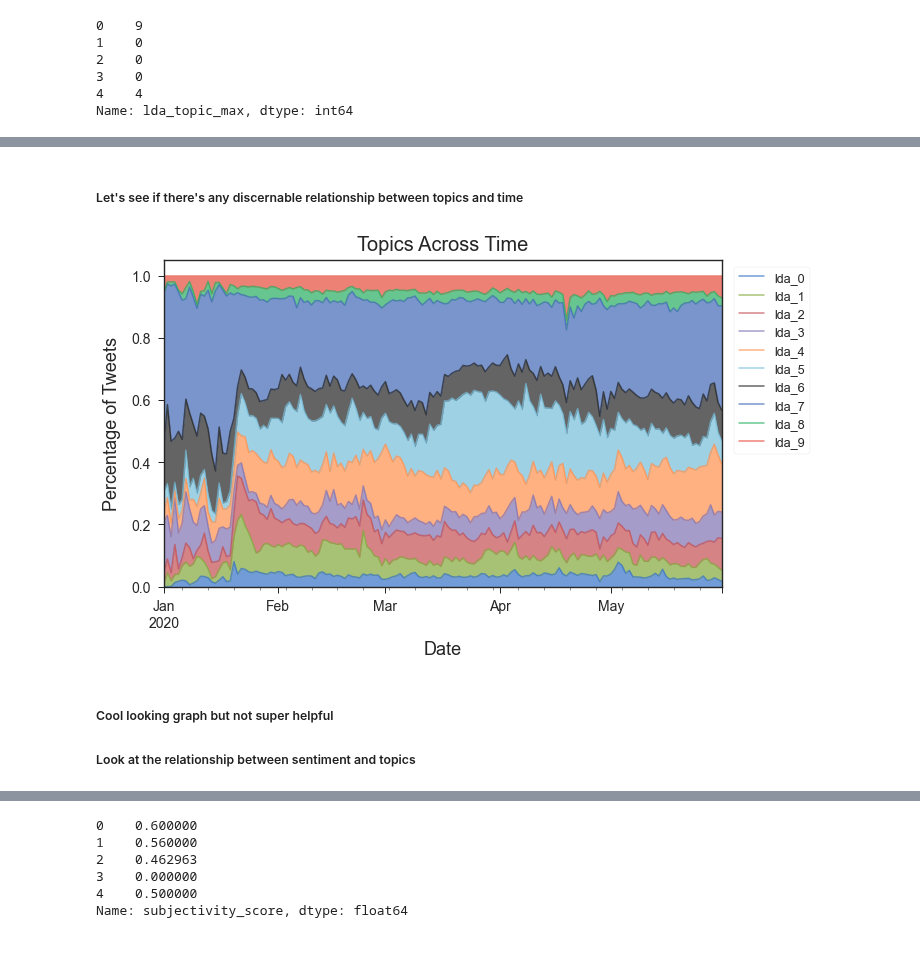
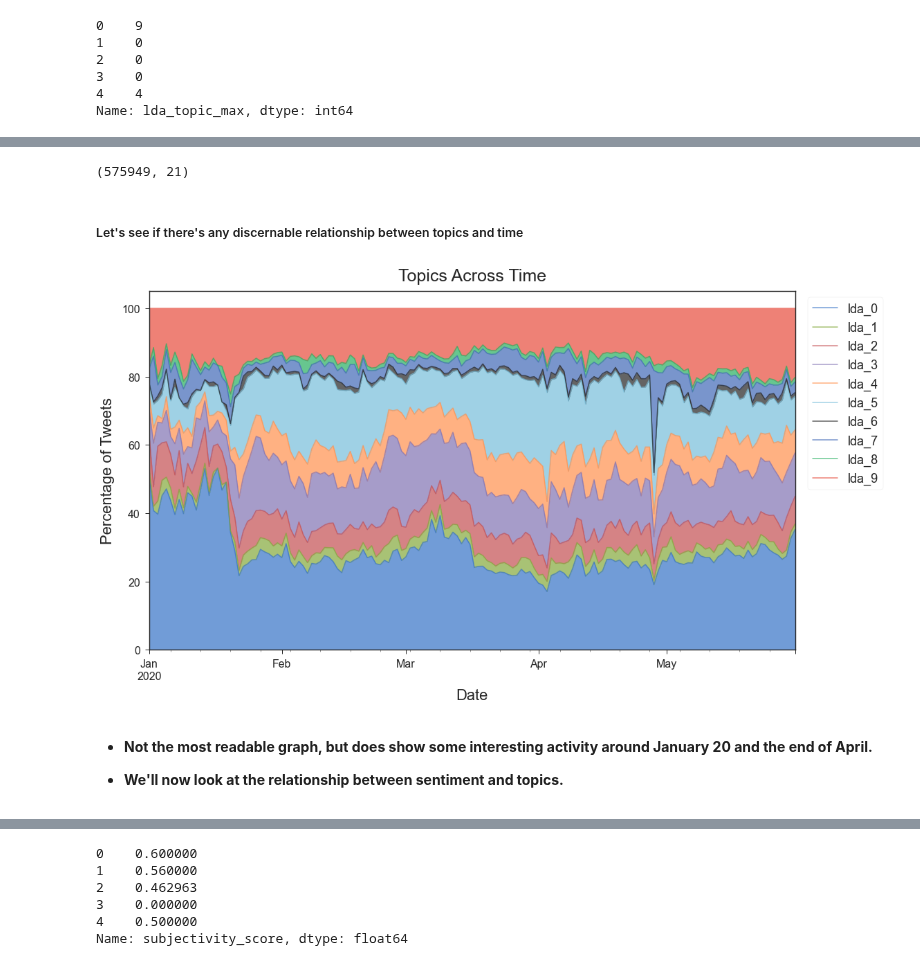
Before and after one commit to p-szymo/twitter-sentiment-analysis, a Jupyter notebook: 03a_nlp_features_notebook.ipynb, the cells around one changed output, grey strips where cells are left out. Drawn from its saved outputs; the diff is of its cells as text; code cells hidden in the pictures.

```diff
--- a/03a_nlp_features_notebook.ipynb
+++ b/03a_nlp_features_notebook.ipynb
@@ -418,3 +420,9 @@ df['lda_topic_max'].head()
 3    0
 4    4
 Name: lda_topic_max, dtype: int64
+# %%
+# convert lda tuples to dictionary
+lda_topics_dict = [dict(x) for x in corpus_transformed]
+
+# confirm
+lda_topics_dict[0]
@@ -421,5 +440,11 @@ Name: lda_topic_max, dtype: int64
 # %%
-lda_df = pd.DataFrame([dict(x) for x in corpus_transformed], columns=[f'lda_{i}' for i in range(10)])
+# convert list of lda topic weights to dataframe
+lda_df = pd.DataFrame(lda_topics_dict)
+
+# rename columns
+lda_df.rename(columns={i: f'lda_{i}' for i in range(10)}, inplace=True)
+
+# check it out
 lda_df.head()
 # %% [output]
 |  | lda_0 | lda_1 | lda_2 | lda_3 | lda_4 | lda_5 | lda_6 | lda_7 | lda_8 | lda_9 |
@@ -431,3 +455,0 @@ lda_df.head()
-# %%
-lda_df = pd.DataFrame(corpus_transformed, columns=[f'lda_{i}' for i in range(10)])
-lda_df.head()
@@ -446,0 +456,3 @@ dict(corpus_transformed[0])
+# %%
+df = pd.concat([df, lda_df], axis=1)
+df.head()
@@ -447,23 +467,32 @@ dict(corpus_transformed[0])
+# %%
+df.shape
+# %% [output]
+(575949, 21)
 # %% [markdown]
 ##### Let's see if there's any discernable relationship between topics and time
 # %%
 # sort by percentage of trees in good health
-days = df.groupby('date').lda.value_counts(normalize=True).unstack()
+days = df.groupby('date').lda_topic_max.value_counts(normalize=True).unstack()
 
 # plot a stacked bar graph
-p1 = days.plot.area(stacked = True, figsize=(10,6),
-#                    title = 'Tree Health Across Boroughs',
-                   alpha = .70, fontsize=14)
+p1 = days.plot.area(stacked=True, figsize=(16,9), alpha=0.7, fontsize=16)
 
-p1.set_title('Topics Across Time', fontsize=20, pad=10)
-p1.set_xlabel('Date', fontsize=18, labelpad=10)
-p1.set_ylabel('Percentage of Tweets', fontsize=18, labelpad=10)
+# prettify the graph
+p1.set_title('Topics Across Time', fontsize=25, pad=15)
+p1.set_xlabel('Date', fontsize=22, labelpad=10)
+p1.set_ylabel('Percentage of Tweets', fontsize=22, labelpad=10)
+p1.set_yticklabels(range(0,101,20), fontsize=16)
 p1.legend([f'lda_{i}' for i in range(10)], facecolor='white',
-          framealpha=1, bbox_to_anchor=(1.01, 1.0), loc='upper left')
+          framealpha=1, bbox_to_anchor=(1.01, 1.0), fontsize=18)
+
+# prepare to save and display
+plt.tight_layout()
+plt.savefig('images/topics_across_time_barstack.png', bbox_inches='tight', transparent=True)
 plt.show()
 # %% [output]
-[figure, old version]
+[figure, new version]
-# %% [markdown]
-##### Cool looking graph but not super helpful
-##### Look at the relationship between sentiment and topics
+# %% [markdown]
+- **Not the most readable graph, but does show some interesting activity around January 20 and the end of April.**
+
+- **We'll now look at the relationship between sentiment and topics.**
 # %%
```
Also changed, not shown: parts of 36 cells of this notebook, 20 other files.
